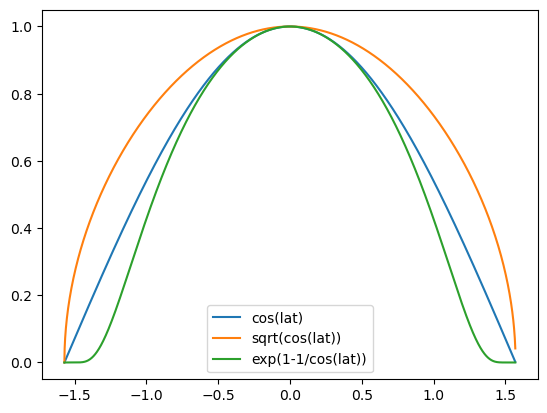
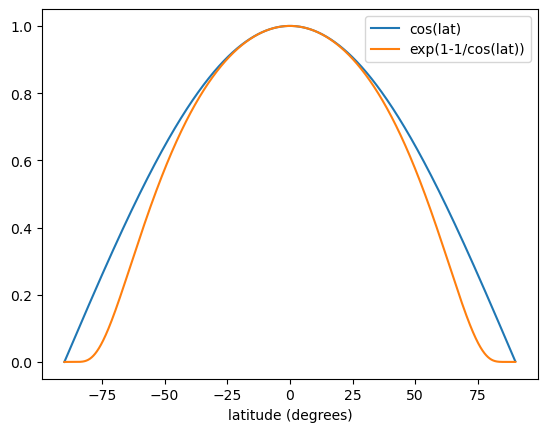
Code edit (unified diff) that turned the first committed figure into the second:
--- before
+++ after
@@ -1,7 +1,8 @@
 lat = np.arange(-90,90,0.1)
 lat = np.deg2rad(lat)
-plt.plot(lat,np.cos(lat), label='cos(lat)')
-plt.plot(lat,np.sqrt(np.cos(lat)),label='sqrt(cos(lat))')
-plt.plot(lat, np.exp(1-1/np.cos(lat)), label='exp(1-1/cos(lat))')
+plt.plot(np.rad2deg(lat),np.cos(lat), label='cos(lat)')
+# plt.plot(lat,np.sqrt(np.cos(lat)),label='sqrt(cos(lat))')
+plt.plot(np.rad2deg(lat), np.exp(1-1/np.cos(lat)), label='exp(1-1/cos(lat))')
+plt.xlabel('latitude (degrees)')
 
 plt.legend()

Commit: backup